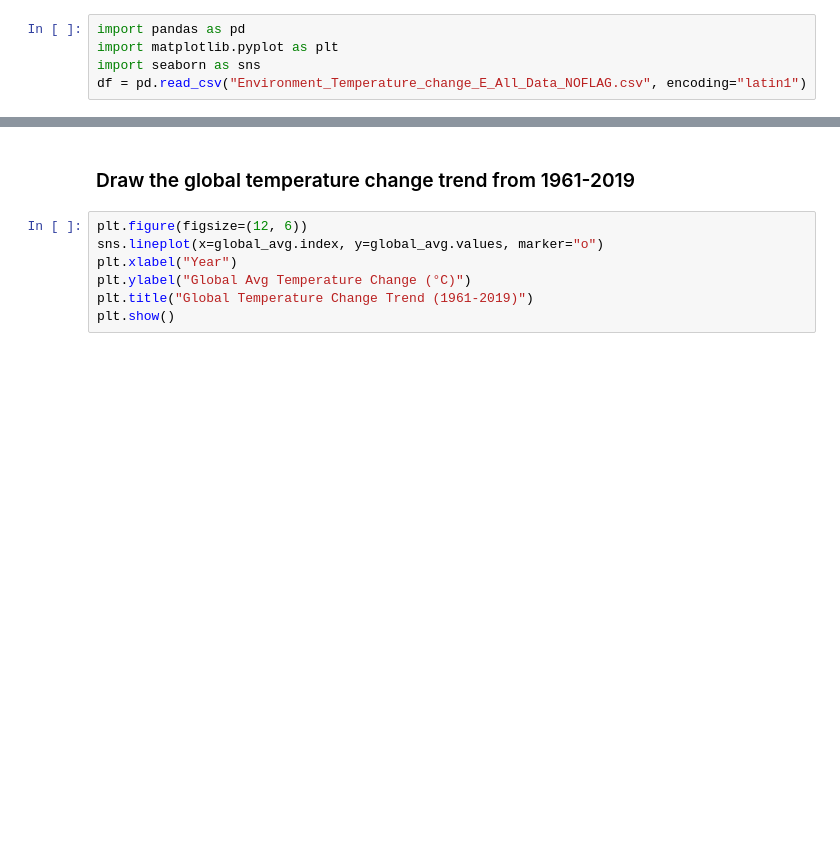
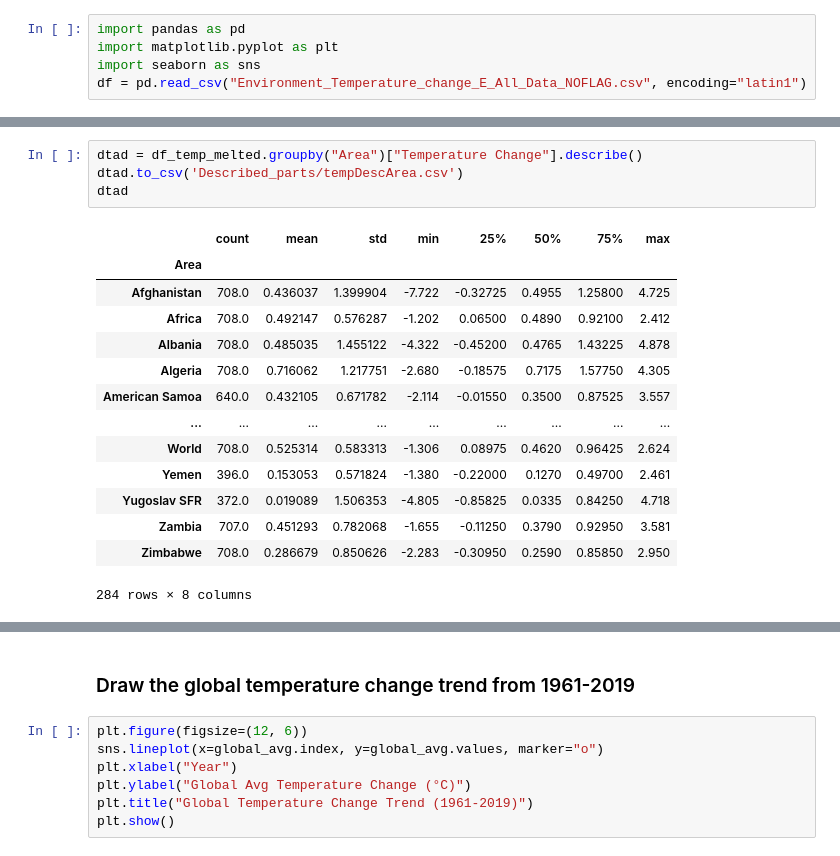
Before and after one commit to stacyshki/TemperatureChangeVisualization, a Jupyter notebook: FINAL PROJECT.ipynb, the cells around one changed output, grey strips where cells are left out. Cells and saved outputs as stored; diff of their text form; blank space fills up the shorter version.

```diff
--- a/FINAL PROJECT.ipynb
+++ b/FINAL PROJECT.ipynb
@@ -5,0 +79,19 @@ df = pd.read_csv("Environment_Temperature_change_E_All_Data_NOFLAG.csv", encodin
+# %%
+dtad = df_temp_melted.groupby("Area")["Temperature Change"].describe()
+dtad.to_csv('Described_parts/tempDescArea.csv')
+dtad
+# %% [output]
+|  | count | mean | std | min | 25% | 50% | 75% | max |
+| Area |  |  |  |  |  |  |  |  |
+| Afghanistan | 708.0 | 0.436037 | 1.399904 | -7.722 | -0.32725 | 0.4955 | 1.25800 | 4.725 |
+| Africa | 708.0 | 0.492147 | 0.576287 | -1.202 | 0.06500 | 0.4890 | 0.92100 | 2.412 |
+| Albania | 708.0 | 0.485035 | 1.455122 | -4.322 | -0.45200 | 0.4765 | 1.43225 | 4.878 |
+| Algeria | 708.0 | 0.716062 | 1.217751 | -2.680 | -0.18575 | 0.7175 | 1.57750 | 4.305 |
+| American Samoa | 640.0 | 0.432105 | 0.671782 | -2.114 | -0.01550 | 0.3500 | 0.87525 | 3.557 |
+| ... | ... | ... | ... | ... | ... | ... | ... | ... |
+| World | 708.0 | 0.525314 | 0.583313 | -1.306 | 0.08975 | 0.4620 | 0.96425 | 2.624 |
+| Yemen | 396.0 | 0.153053 | 0.571824 | -1.380 | -0.22000 | 0.1270 | 0.49700 | 2.461 |
+| Yugoslav SFR | 372.0 | 0.019089 | 1.506353 | -4.805 | -0.85825 | 0.0335 | 0.84250 | 4.718 |
+| Zambia | 707.0 | 0.451293 | 0.782068 | -1.655 | -0.11250 | 0.3790 | 0.92950 | 3.581 |
+| Zimbabwe | 708.0 | 0.286679 | 0.850626 | -2.283 | -0.30950 | 0.2590 | 0.85850 | 2.950 |
+284 rows × 8 columns
```
Also changed, not shown: parts of 28 cells of this notebook, 21 other files.
